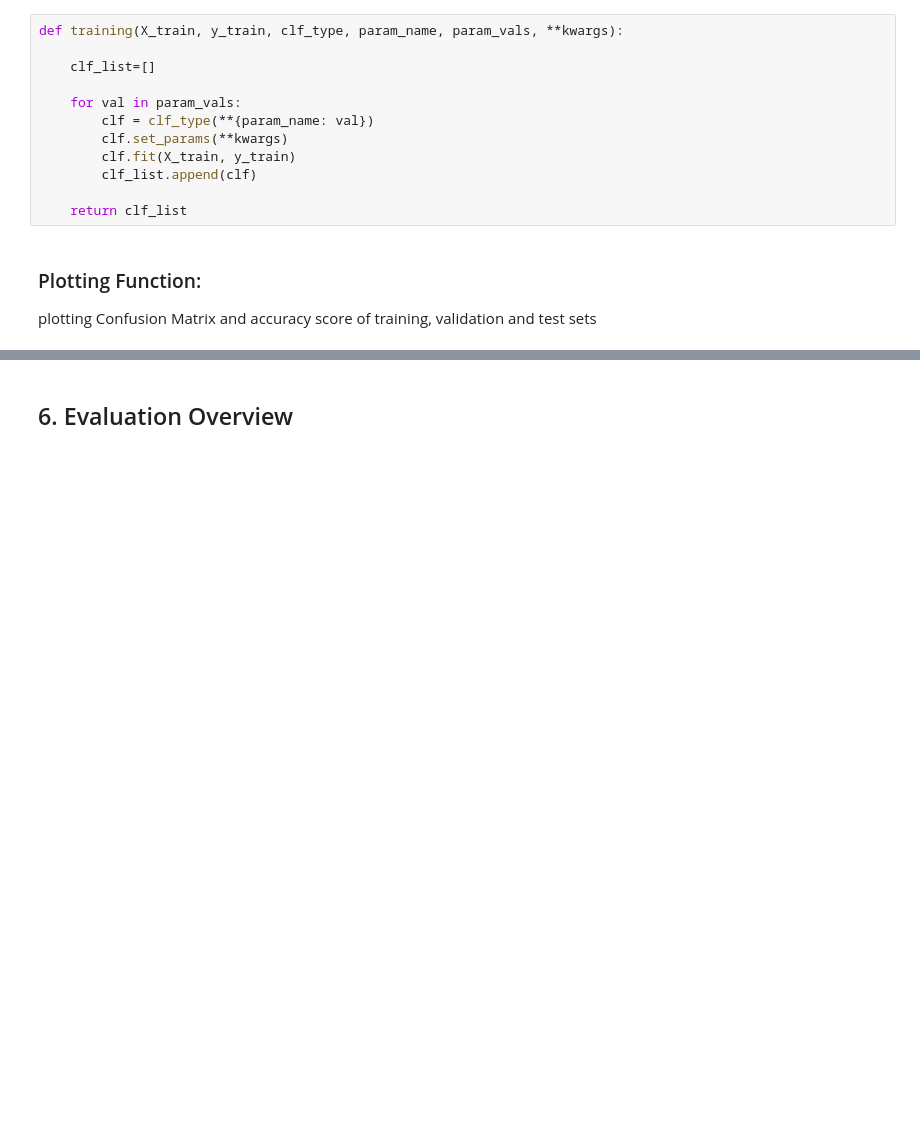
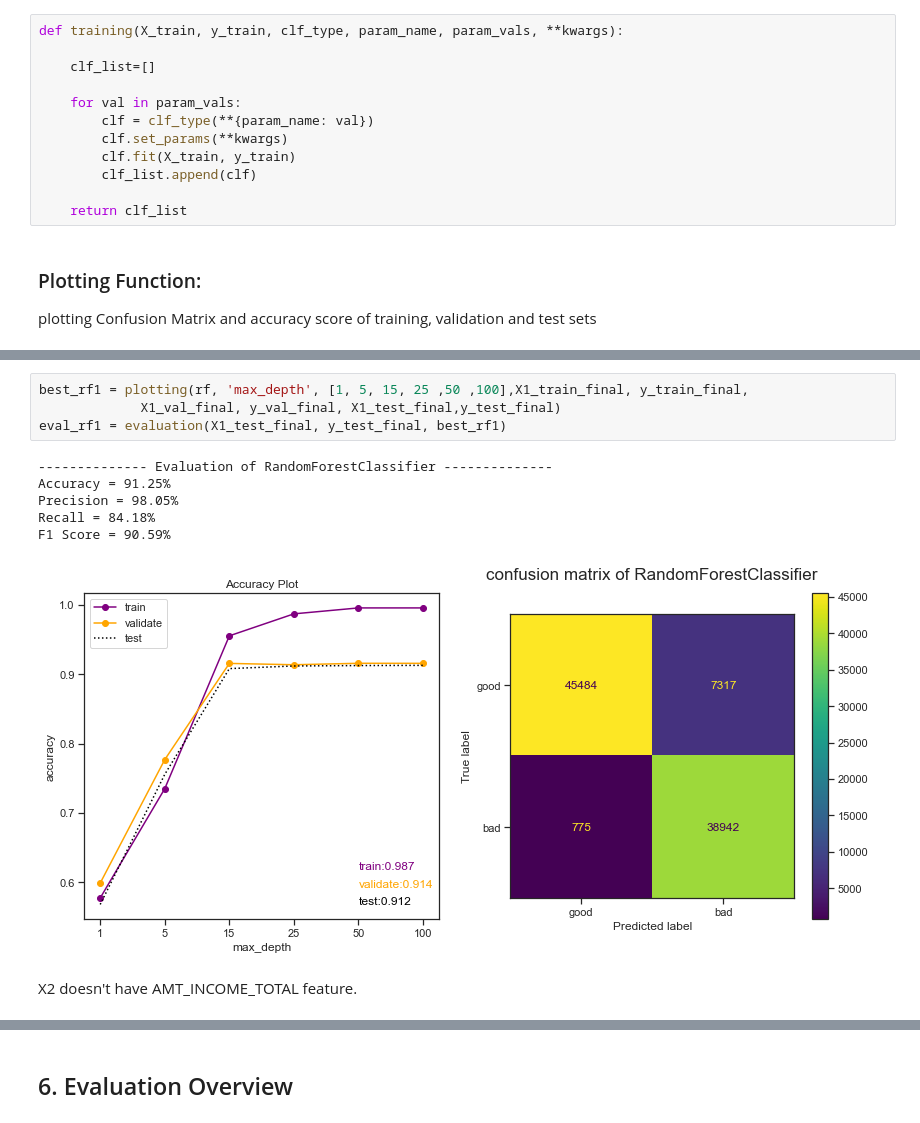
Before and after one commit to MehrnooshAmjadi/Credit-Card-Score-Forecaster, a Jupyter notebook: project.ipynb, the cells around one changed output, grey strips where cells are left out. Cells and saved outputs as stored; diff of their text form; blank space fills up the shorter version.

```diff
--- a/project.ipynb
+++ b/project.ipynb
@@ -765,0 +726,13 @@ F1 Score = 54.93%
+# %%
+best_rf1 = plotting(rf, 'max_depth', [1, 5, 15, 25 ,50 ,100],X1_train_final, y_train_final,
+             X1_val_final, y_val_final, X1_test_final,y_test_final)
+eval_rf1 = evaluation(X1_test_final, y_test_final, best_rf1)
+# %% [output]
+-------------- Evaluation of RandomForestClassifier --------------
+Accuracy = 91.25%
+Precision = 98.05%
+Recall = 84.18%
+F1 Score = 90.59%
+[figure, added]
+# %% [markdown]
+X2 doesn't have AMT_INCOME_TOTAL feature.
```
Also changed, not shown: parts of 71 cells of this notebook.
